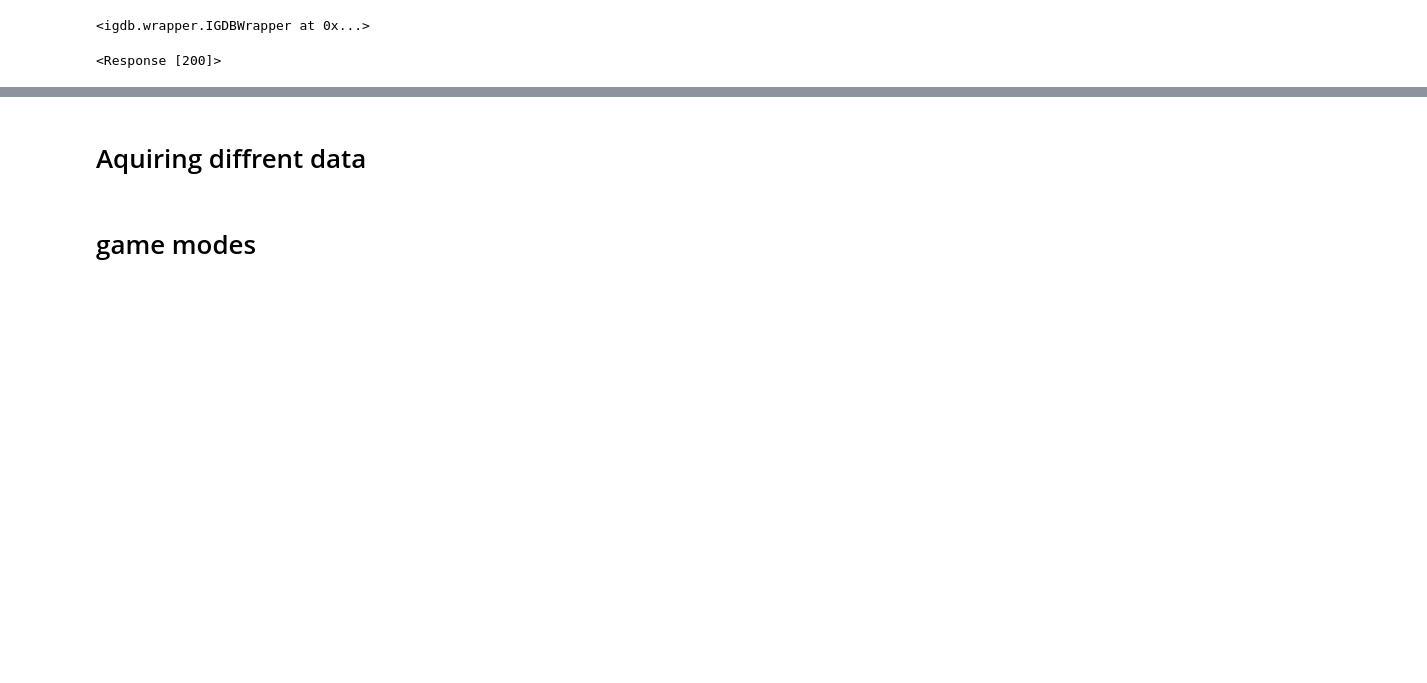
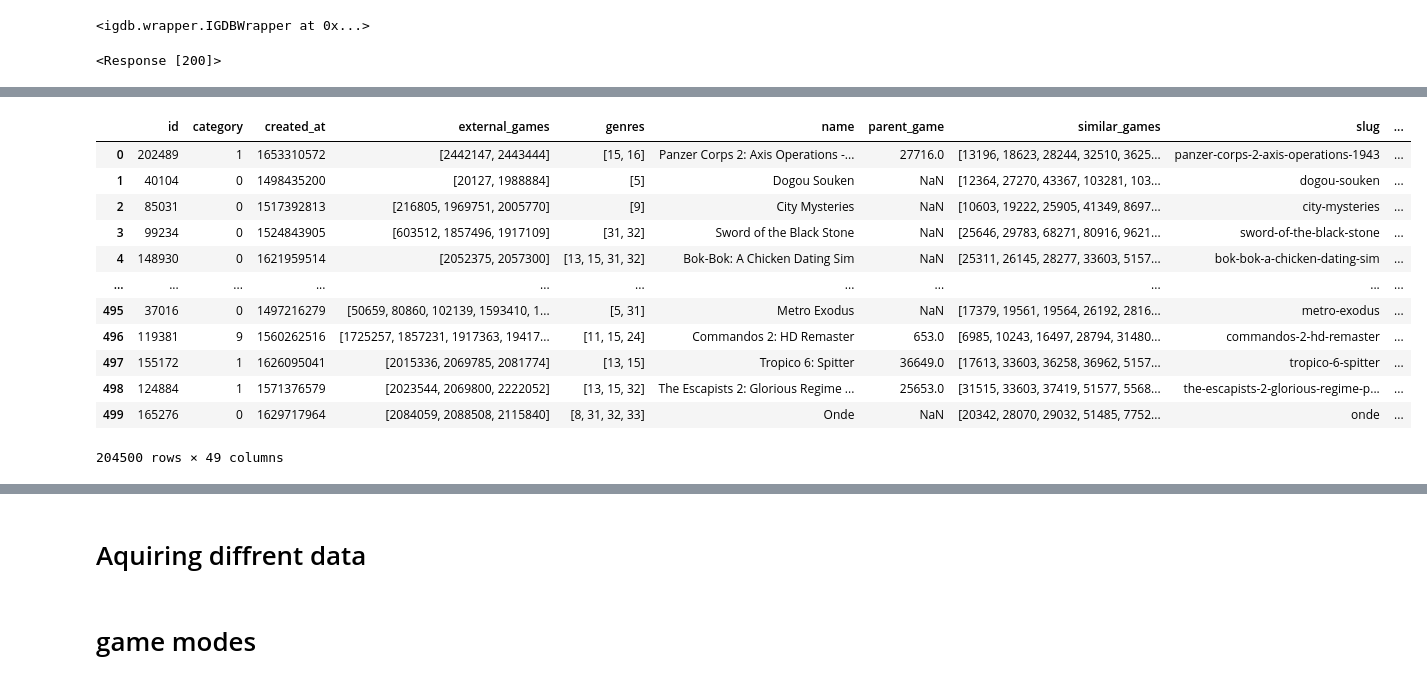
Before and after one commit to MrEnigmamgine/Videogame-Capstone_fork, a Jupyter notebook: glady's notebook.ipynb, the cells around one changed output, grey strips where cells are left out. Saved outputs shown, nothing was run; the diff lists cells and outputs as text; code cells hidden in the pictures; blank space fills up the shorter version.

```diff
--- a/glady's notebook.ipynb
+++ b/glady's notebook.ipynb
@@ -61,0 +97,18 @@ tf
+# %%
+result = pd.concat([df, game_modes], axis=1)
+# %%
+result
+# %% [output]
+|  | id | category | created_at | external_games | genres | name | parent_game | similar_games | slug | ... |
+| 0 | 202489 | 1 | 1653310572 | [2442147, 2443444] | [15, 16] | Panzer Corps 2: Axis Operations -... | 27716.0 | [13196, 18623, 28244, 32510, 3625... | panzer-corps-2-axis-operations-1943 | ... |
+| 1 | 40104 | 0 | 1498435200 | [20127, 1988884] | [5] | Dogou Souken | NaN | [12364, 27270, 43367, 103281, 103... | dogou-souken | ... |
+| 2 | 85031 | 0 | 1517392813 | [216805, 1969751, 2005770] | [9] | City Mysteries | NaN | [10603, 19222, 25905, 41349, 8697... | city-mysteries | ... |
+| 3 | 99234 | 0 | 1524843905 | [603512, 1857496, 1917109] | [31, 32] | Sword of the Black Stone | NaN | [25646, 29783, 68271, 80916, 9621... | sword-of-the-black-stone | ... |
+| 4 | 148930 | 0 | 1621959514 | [2052375, 2057300] | [13, 15, 31, 32] | Bok-Bok: A Chicken Dating Sim | NaN | [25311, 26145, 28277, 33603, 5157... | bok-bok-a-chicken-dating-sim | ... |
+| ... | ... | ... | ... | ... | ... | ... | ... | ... | ... | ... |
+| 495 | 37016 | 0 | 1497216279 | [50659, 80860, 102139, 1593410, 1... | [5, 31] | Metro Exodus | NaN | [17379, 19561, 19564, 26192, 2816... | metro-exodus | ... |
+| 496 | 119381 | 9 | 1560262516 | [1725257, 1857231, 1917363, 19417... | [11, 15, 24] | Commandos 2: HD Remaster | 653.0 | [6985, 10243, 16497, 28794, 31480... | commandos-2-hd-remaster | ... |
+| 497 | 155172 | 1 | 1626095041 | [2015336, 2069785, 2081774] | [13, 15] | Tropico 6: Spitter | 36649.0 | [17613, 33603, 36258, 36962, 5157... | tropico-6-spitter | ... |
+| 498 | 124884 | 1 | 1571376579 | [2023544, 2069800, 2222052] | [13, 15, 32] | The Escapists 2: Glorious Regime ... | 25653.0 | [31515, 33603, 37419, 51577, 5568... | the-escapists-2-glorious-regime-p... | ... |
+| 499 | 165276 | 0 | 1629717964 | [2084059, 2088508, 2115840] | [8, 31, 32, 33] | Onde | NaN | [20342, 28070, 29032, 51485, 7752... | onde | ... |
+204500 rows × 49 columns
```
Also changed, not shown: parts of 21 cells of this notebook.
